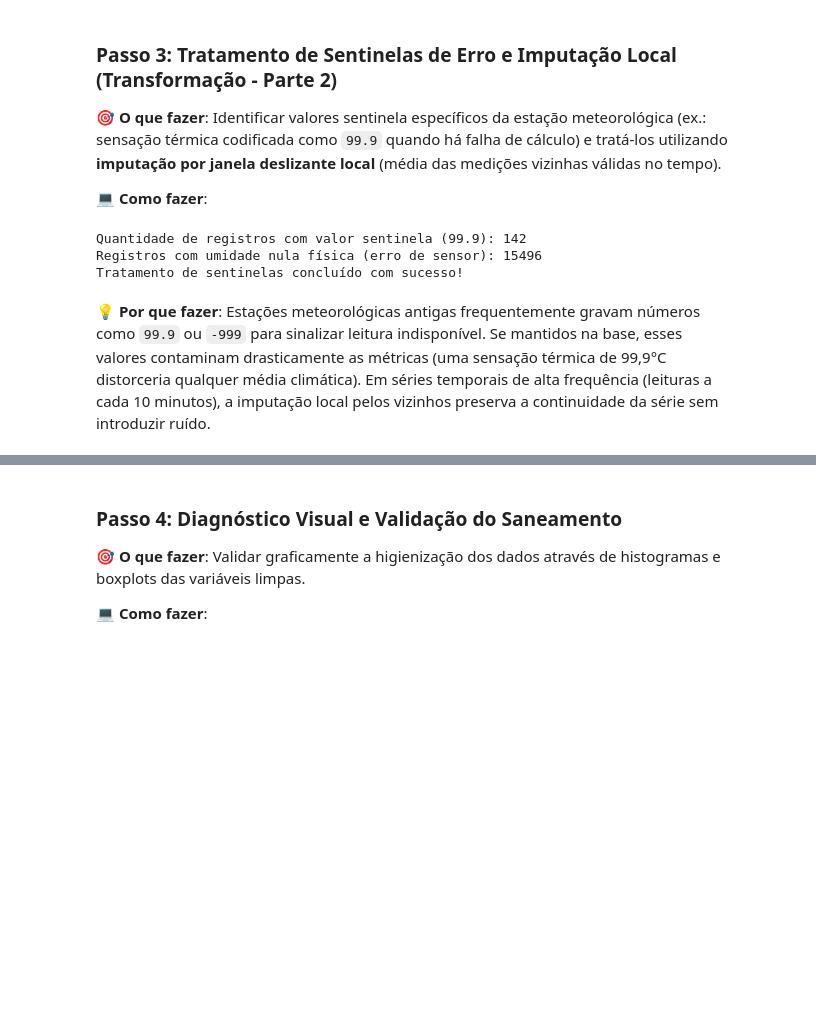
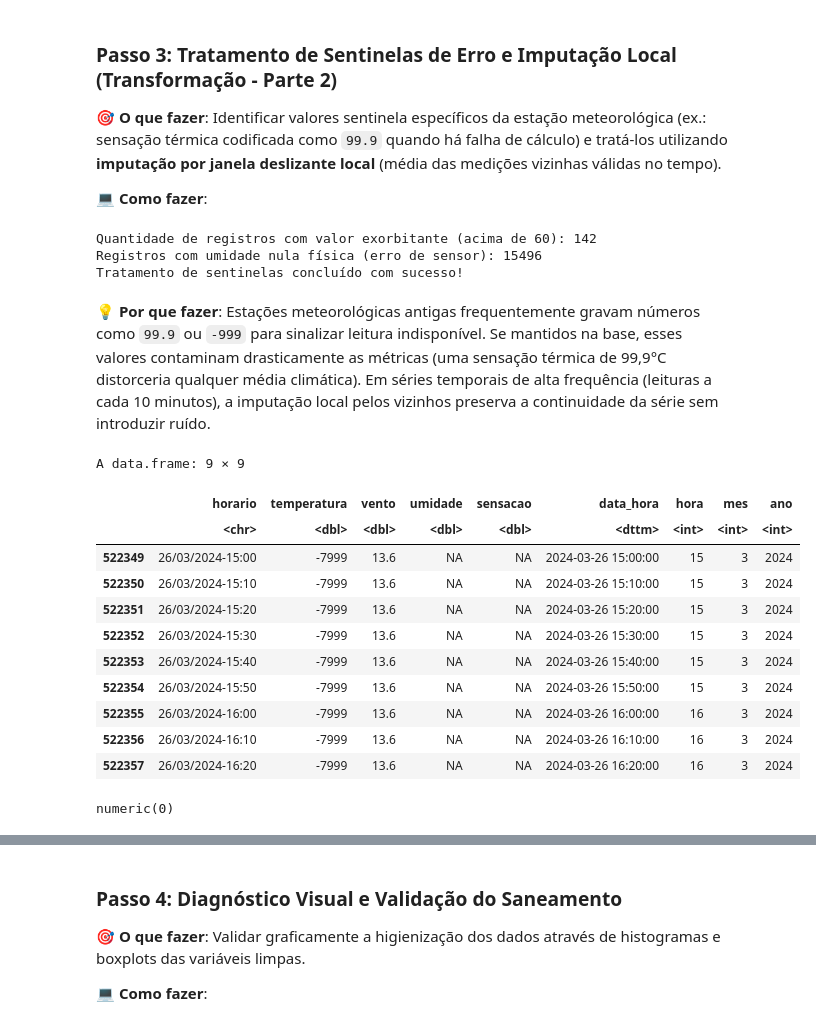
Before and after one commit to JoaoPSFranca/BCC-Ciencia-de-Dados, a Jupyter notebook: resumos/03_1_Mineracao_Dados_ETL_e_Higienizacao.ipynb, the cells around one changed output, grey strips where cells are left out. Saved outputs shown, nothing was run; the diff lists cells and outputs as text; code cells hidden in the pictures; blank space fills up the shorter version.

```diff
--- a/resumos/03_1_Mineracao_Dados_ETL_e_Higienizacao.ipynb
+++ b/resumos/03_1_Mineracao_Dados_ETL_e_Higienizacao.ipynb
@@ -132,26 +132,34 @@ Identificar valores sentinela específicos da estação meteorológica (ex.: sen
 
 💻 **Como fazer**:
 # %%
-# 1. Identificando índices onde a sensação térmica é uma sentinela de erro (99.9)
-indices_erro_sensacao <- which(df_clima$sensacao == 99.9 | df_clima$sensacao > 60)
-cat("Quantidade de registros com valor sentinela (99.9):", length(indices_erro_sensacao), "\n")
+# 1. Identificando índices onde a sensação térmica é uma sentinela de erro (acima de 60)
+indices_erro_sensacao <- which(df_clima$sensacao > 60)
+cat("Quantidade de registros com valor exorbitante (acima de 60):", length(indices_erro_sensacao), "\n")
 
 # Exemplo de tratamento por média local móvel:
 # Para cada linha com erro, usamos a média dos 3 registros anteriores e 3 posteriores válidos
-for (idx in head(indices_erro_sensacao, 10)) {
+for (idx in indices_erro_sensacao) {
   # Garantir que a janela esteja dentro dos limites do DataFrame
   if (idx > 3 && idx < (nrow(df_clima) - 3)) {
     vizinhos <- df_clima$sensacao[(idx - 3):(idx + 3)]
-    # Ignora o valor 99.9 no cálculo da média dos vizinhos
-    vizinhos_validos <- vizinhos[vizinhos < 60]
-    if (length(vizinhos_validos) > 0) {
-      df_clima$sensacao[idx] <- mean(vizinhos_validos)
-    }
+  } else if (idx > 2 && idx < (nrow(df_clima) - 2)) {
+    vizinhos <- df_clima$sensacao[(idx - 2):(idx + 2)]
+  } else if (idx > 1 && idx < (nrow(df_clima) - 1)) {
+    vizinhos <- df_clima$sensacao[(idx - 1):(idx + 1)]
+  } else if (idx == 1) {
+    vizinhos <- df_clima$sensacao[idx:(idx + 3)]
+  } else if (idx == (nrow(df_clima))) {
+    vizinhos <- df_clima$sensacao[(idx - 3):idx]
+  }
+
+  vizinhos_validos <- vizinhos[vizinhos < 60]
+  if (length(vizinhos_validos) > 0) {
+    df_clima$sensacao[idx] <- mean(vizinhos_validos)
   }
 }
 
 # Para quaisquer outros casos de erro restantes em grande volume:
-df_clima$sensacao[df_clima$sensacao == 99.9] <- NA
+df_clima$sensacao[df_clima$sensacao > 60] <- NA
 
 # 2. Tratamento de umidade física impossível (ex: sensores registrando 0% em Campinas)
 indices_umid_zero <- which(df_clima$umidade <= 0)
@@ -160,9 +168,30 @@ df_clima$umidade[df_clima$umidade <= 0] <- NA
 
 cat("Tratamento de sentinelas concluído com sucesso!\n")
 # %% [output]
-Quantidade de registros com valor sentinela (99.9): 142
+Quantidade de registros com valor exorbitante (acima de 60): 142
 Registros com umidade nula física (erro de sensor): 15496
 Tratamento de sentinelas concluído com sucesso!
 # %% [markdown]
 💡 **Por que fazer**:
 Estações meteorológicas antigas frequentemente gravam números como `99.9` ou `-999` para sinalizar leitura indisponível. Se mantidos na base, esses valores contaminam drasticamente as métricas (uma sensação térmica de 99,9°C distorceria qualquer média climática). Em séries temporais de alta frequência (leituras a cada 10 minutos), a imputação local pelos vizinhos preserva a continuidade da série sem introduzir ruído.
+# %%
+temp <- df_clima[!is.na(df_clima$temperatura) & df_clima$temperatura < 0, ]
+temp
+# %% [output]
+A data.frame: 9 × 9
+|  | horario | temperatura | vento | umidade | sensacao | data_hora | hora | mes | ano |
+|  | <chr> | <dbl> | <dbl> | <dbl> | <dbl> | <dttm> | <int> | <int> | <int> |
+| 522349 | 26/03/2024-15:00 | -7999 | 13.6 | NA | NA | 2024-03-26 15:00:00 | 15 | 3 | 2024 |
+| 522350 | 26/03/2024-15:10 | -7999 | 13.6 | NA | NA | 2024-03-26 15:10:00 | 15 | 3 | 2024 |
+| 522351 | 26/03/2024-15:20 | -7999 | 13.6 | NA | NA | 2024-03-26 15:20:00 | 15 | 3 | 2024 |
+| 522352 | 26/03/2024-15:30 | -7999 | 13.6 | NA | NA | 2024-03-26 15:30:00 | 15 | 3 | 2024 |
+| 522353 | 26/03/2024-15:40 | -7999 | 13.6 | NA | NA | 2024-03-26 15:40:00 | 15 | 3 | 2024 |
+| 522354 | 26/03/2024-15:50 | -7999 | 13.6 | NA | NA | 2024-03-26 15:50:00 | 15 | 3 | 2024 |
+| 522355 | 26/03/2024-16:00 | -7999 | 13.6 | NA | NA | 2024-03-26 16:00:00 | 16 | 3 | 2024 |
+| 522356 | 26/03/2024-16:10 | -7999 | 13.6 | NA | NA | 2024-03-26 16:10:00 | 16 | 3 | 2024 |
+| 522357 | 26/03/2024-16:20 | -7999 | 13.6 | NA | NA | 2024-03-26 16:20:00 | 16 | 3 | 2024 |
+# %%
+df_clima$temperatura[!is.na(df_clima$temperatura) & df_clima$temperatura < 0] <- NA
+print(df_clima$temperatura[!is.na(df_clima$temperatura) & df_clima$temperatura < 0])
+# %% [output]
+numeric(0)
```
Also changed, not shown: parts of 2 cells of this notebook, 4 other files.
